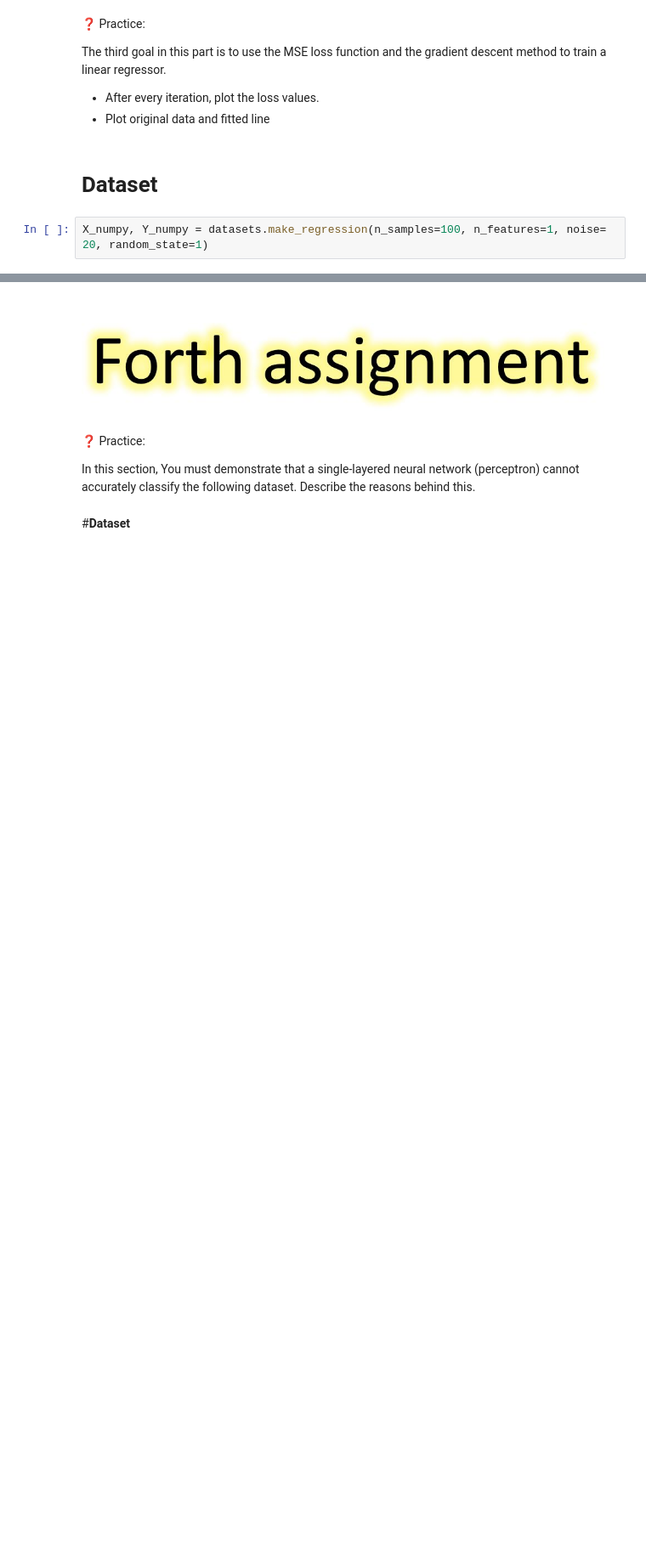
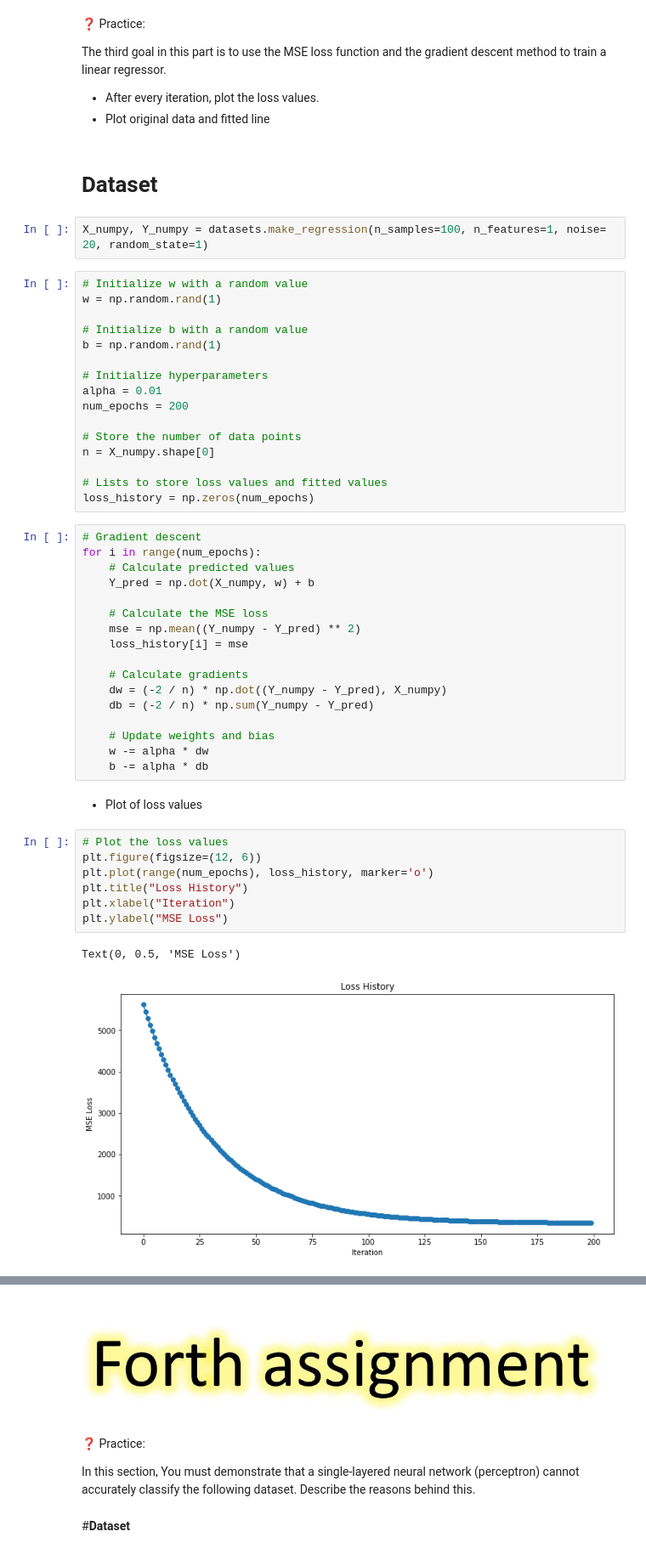
Before and after one commit to alex-abrehforoush/Homework, a Jupyter notebook: 9th sem/Deep Learning/1/Practical/DL_Homework1.ipynb, the cells around one changed output, grey strips where cells are left out. Shown at 85% size. Cells and saved outputs as stored; diff of their text form; blank space fills up the shorter version.

```diff
--- a/9th sem/Deep Learning/1/Practical/DL_Homework1.ipynb
+++ b/9th sem/Deep Learning/1/Practical/DL_Homework1.ipynb
@@ -393,3 +393,48 @@ The third goal in this part is to use the MSE loss function and the gradient des
 # **Dataset**
 # %%
 X_numpy, Y_numpy = datasets.make_regression(n_samples=100, n_features=1, noise= 20, random_state=1)
+# %%
+# Initialize w with a random value
+w = np.random.rand(1)
+
+# Initialize b with a random value
+b = np.random.rand(1)
+
+# Initialize hyperparameters
+alpha = 0.01
+num_epochs = 200
+
+# Store the number of data points
+n = X_numpy.shape[0]
+
+# Lists to store loss values and fitted values
+loss_history = np.zeros(num_epochs)
+# %%
+# Gradient descent
+for i in range(num_epochs):
+    # Calculate predicted values
+    Y_pred = np.dot(X_numpy, w) + b
+
+    # Calculate the MSE loss
+    mse = np.mean((Y_numpy - Y_pred) ** 2)
+    loss_history[i] = mse
+
+    # Calculate gradients
+    dw = (-2 / n) * np.dot((Y_numpy - Y_pred), X_numpy)
+    db = (-2 / n) * np.sum(Y_numpy - Y_pred)
+
+    # Update weights and bias
+    w -= alpha * dw
+    b -= alpha * db
+# %% [markdown]
+- Plot of loss values
+# %%
+# Plot the loss values
+plt.figure(figsize=(12, 6))
+plt.plot(range(num_epochs), loss_history, marker='o')
+plt.title("Loss History")
+plt.xlabel("Iteration")
+plt.ylabel("MSE Loss")
+# %% [output]
+Text(0, 0.5, 'MSE Loss')
+[figure, added]
```
Also changed, not shown: parts of 17 cells of this notebook.
